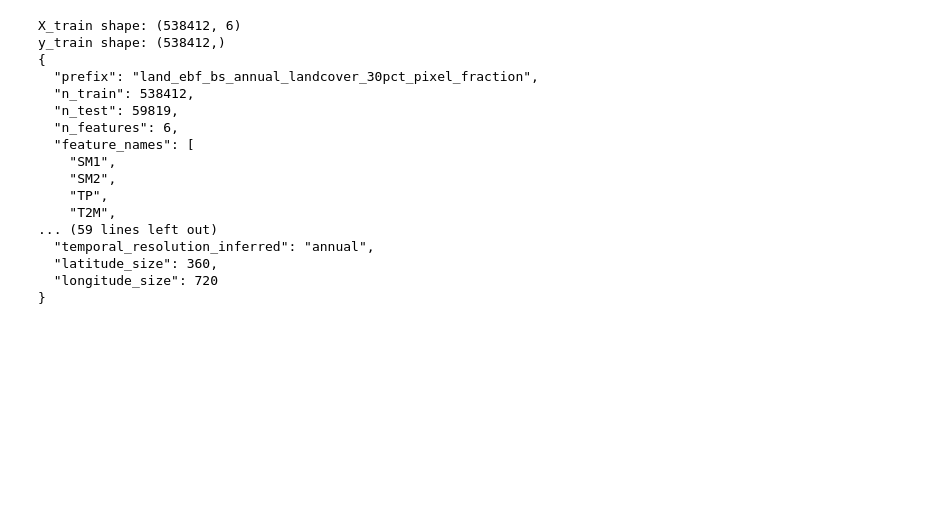
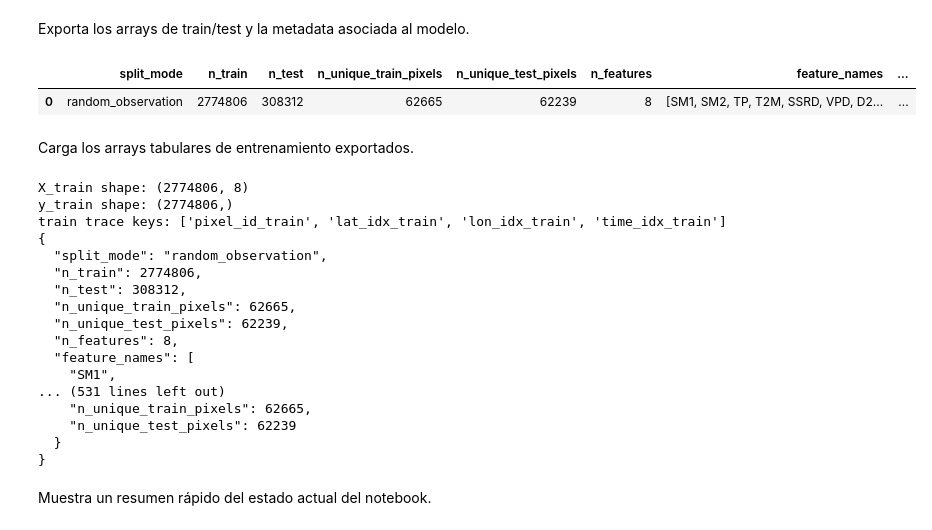
Before and after one commit to garciadd/profecia, a Jupyter notebook: notebooks/train.ipynb, the cells around one changed output. Drawn from its saved outputs; the diff is of its cells as text; code cells hidden in the pictures; blank space fills up the shorter version.

```diff
--- a/notebooks/train.ipynb
+++ b/notebooks/train.ipynb
@@ -81,0 +87,16 @@ model_params: {'n_estimators': 50, 'max_depth': 20, 'min_samples_leaf': 5, 'max_
+# %%
+split_result = make_train_test_split(
+    split_mode=split_mode,
+    target=target,
+    predictors=predictors,
+    train_fraction=train_fraction,
+    test_fraction=test_fraction,
+    seed=seed,
+    min_valid_fraction=min_valid_fraction,
+)
+
+train_mask = split_result["train_mask"]
+test_mask = split_result["test_mask"]
+split_metadata = split_result["metadata"]
+
+print(json.dumps(split_metadata, indent=2, ensure_ascii=False))
@@ -82,30 +135,58 @@ model_params: {'n_estimators': 50, 'max_depth': 20, 'min_samples_leaf': 5, 'max_
+# %% [markdown]
+Exporta los arrays de train/test y la metadata asociada al modelo.
+# %%
+dataset_metadata = export_train_test_data(
+    target=target,
+    predictors=predictors,
+    train_mask=train_mask,
+    test_mask=test_mask,
+    output_dir=DATA_DIR,
+    split_metadata=split_metadata,
+    extra_masks={
+        "valid_pixel_mask": split_result.get("valid_pixel_mask"),
+        "selected_pixel_mask": split_result.get("selected_pixel_mask"),
+        "selected_observation_mask": split_result.get("selected_observation_mask"),
+        "valid_observation_mask": split_result.get("valid_observation_mask"),
+    },
+)
+
+display(pd.DataFrame([dataset_metadata]))
+# %% [output]
+|  | split_mode | n_train | n_test | n_unique_train_pixels | n_unique_test_pixels | n_features | feature_names | ... |
+| 0 | random_observation | 2774806 | 308312 | 62665 | 62239 | 8 | [SM1, SM2, TP, T2M, SSRD, VPD, D2... | ... |
+# %% [markdown]
+Carga los arrays tabulares de entrenamiento exportados.
 # %%
-X_train, y_train, dataset_metadata = load_train_arrays(
-    input_dir=INPUT_DIR,
+X_train, y_train, train_trace, dataset_metadata = load_train_arrays(
+    input_dir=DATA_DIR,
     mmap_mode=mmap_mode,
+    return_trace=True,
 )
 
 print("X_train shape:", X_train.shape)
 print("y_train shape:", y_train.shape)
+print("train trace keys:", list(train_trace.keys()))
 print(json.dumps(dataset_metadata, indent=2, ensure_ascii=False))
 # %% [output]
-X_train shape: (538412, 6)
-y_train shape: (538412,)
+X_train shape: (2774806, 8)
+y_train shape: (2774806,)
+train trace keys: ['pixel_id_train', 'lat_idx_train', 'lon_idx_train', 'time_idx_train']
 {
-  "prefix": "land_ebf_bs_annual_landcover_30pct_pixel_fraction",
-  "n_train": 538412,
-  "n_test": 59819,
-  "n_features": 6,
+  "split_mode": "random_observation",
+  "n_train": 2774806,
+  "n_test": 308312,
+  "n_unique_train_pixels": 62665,
+  "n_unique_test_pixels": 62239,
+  "n_features": 8,
   "feature_names": [
     "SM1",
-    "SM2",
-    "TP",
-    "T2M",
-... (59 lines left out)
-  "temporal_resolution_inferred": "annual",
-  "latitude_size": 360,
-  "longitude_size": 720
+... (531 lines left out)
+    "n_unique_train_pixels": 62665,
+    "n_unique_test_pixels": 62239
+  }
 }
+# %% [markdown]
+Muestra un resumen rápido del estado actual del notebook.
 # %%
 assert X_train.ndim == 2
 assert y_train.ndim == 1
```
Also changed, not shown: parts of 23 cells of this notebook, 17 other files.
